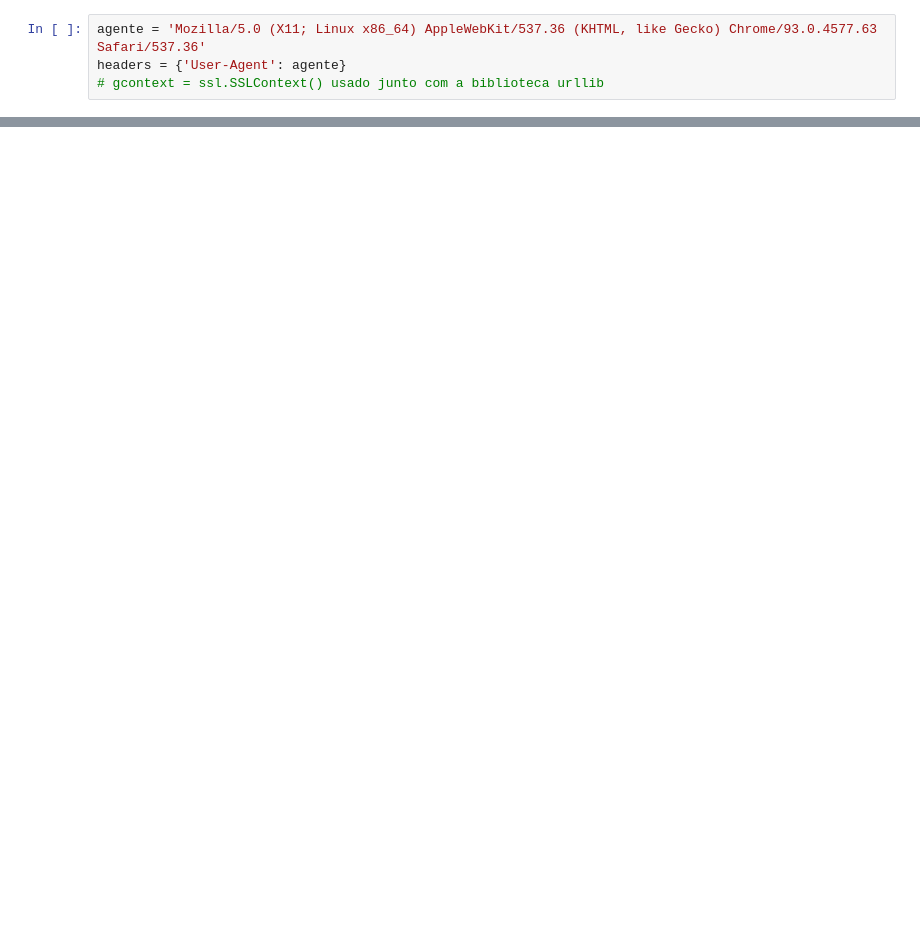
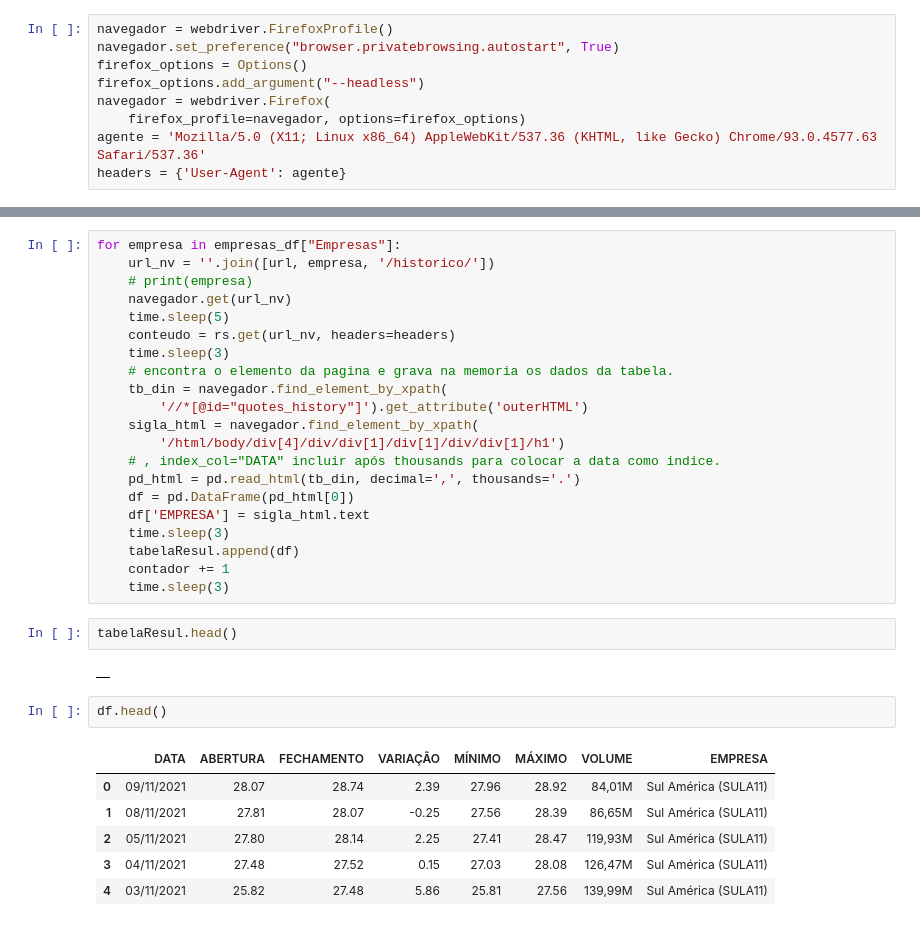
Before and after one commit to leandromartins36/acoes_nv, a Jupyter notebook: infomoney.ipynb, the cells around one changed output, grey strips where cells are left out. Drawn from its saved outputs; the diff is of its cells as text; blank space fills up the shorter version.

Commit message:
capturando os dados da infomoney
Capturado os dados e append no DataFrame.

```diff
--- a/infomoney.ipynb
+++ b/infomoney.ipynb
@@ -18,4 +42,9 @@ navegador.maximize_window()
 # %%
+navegador = webdriver.FirefoxProfile()
+navegador.set_preference("browser.privatebrowsing.autostart", True)
+firefox_options = Options()
+firefox_options.add_argument("--headless")
+navegador = webdriver.Firefox(
+    firefox_profile=navegador, options=firefox_options)
 agente = 'Mozilla/5.0 (X11; Linux x86_64) AppleWebKit/537.36 (KHTML, like Gecko) Chrome/93.0.4577.63 Safari/537.36'
 headers = {'User-Agent': agente}
-# gcontext = ssl.SSLContext() usado junto com a biblioteca urllib
@@ -100,0 +103,34 @@ navegador.find_element_by_xpath('/html/body/div[7]/div/div[1]/div[2]/div/table/t
+# %%
+for empresa in empresas_df["Empresas"]:
+    url_nv = ''.join([url, empresa, '/historico/'])
+    # print(empresa)
+    navegador.get(url_nv)
+    time.sleep(5)
+    conteudo = rs.get(url_nv, headers=headers)
+    time.sleep(3)
+    # encontra o elemento da pagina e grava na memoria os dados da tabela.
+    tb_din = navegador.find_element_by_xpath(
+        '//*[@id="quotes_history"]').get_attribute('outerHTML')
+    sigla_html = navegador.find_element_by_xpath(
+        '/html/body/div[4]/div/div[1]/div[1]/div/div[1]/h1')
+    # , index_col="DATA" incluir após thousands para colocar a data como indice.
+    pd_html = pd.read_html(tb_din, decimal=',', thousands='.')
+    df = pd.DataFrame(pd_html[0])
+    df['EMPRESA'] = sigla_html.text
+    time.sleep(3)
+    tabelaResul.append(df)
+    contador += 1
+    time.sleep(3)
+# %%
+tabelaResul.head()
+# %% [output]
+|  |
+# %%
+df.head()
+# %% [output]
+|  | DATA | ABERTURA | FECHAMENTO | VARIAÇÃO | MÍNIMO | MÁXIMO | VOLUME | EMPRESA |
+| 0 | 09/11/2021 | 28.07 | 28.74 | 2.39 | 27.96 | 28.92 | 84,01M | Sul América (SULA11) |
+| 1 | 08/11/2021 | 27.81 | 28.07 | -0.25 | 27.56 | 28.39 | 86,65M | Sul América (SULA11) |
+| 2 | 05/11/2021 | 27.80 | 28.14 | 2.25 | 27.41 | 28.47 | 119,93M | Sul América (SULA11) |
+| 3 | 04/11/2021 | 27.48 | 27.52 | 0.15 | 27.03 | 28.08 | 126,47M | Sul América (SULA11) |
+| 4 | 03/11/2021 | 25.82 | 27.48 | 5.86 | 25.81 | 27.56 | 139,99M | Sul América (SULA11) |
```
Also changed, not shown: parts of 10 cells of this notebook, 5 other files.
